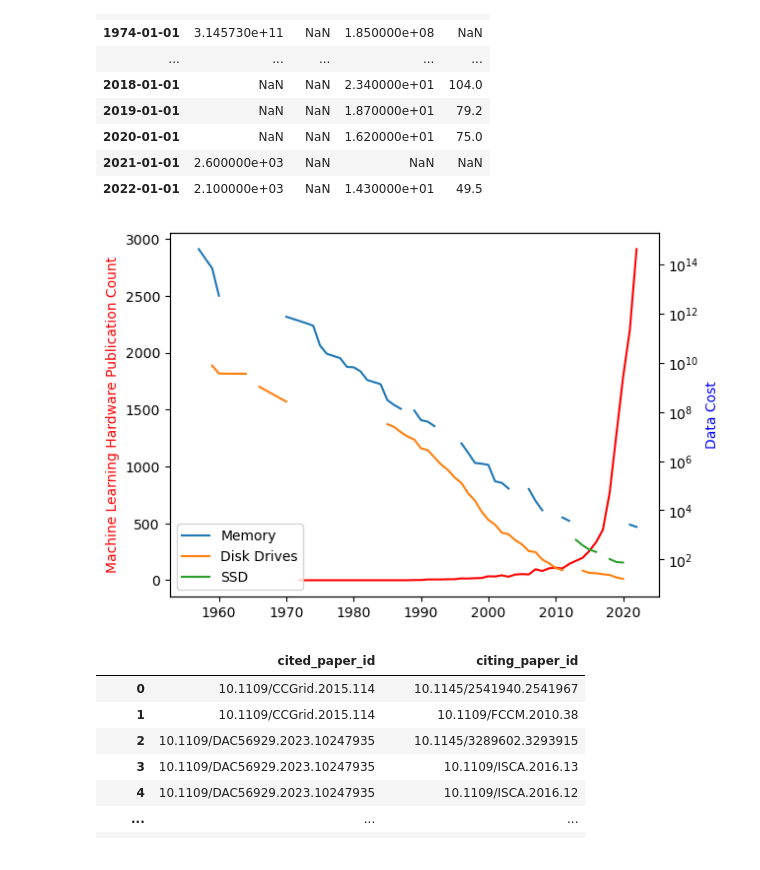
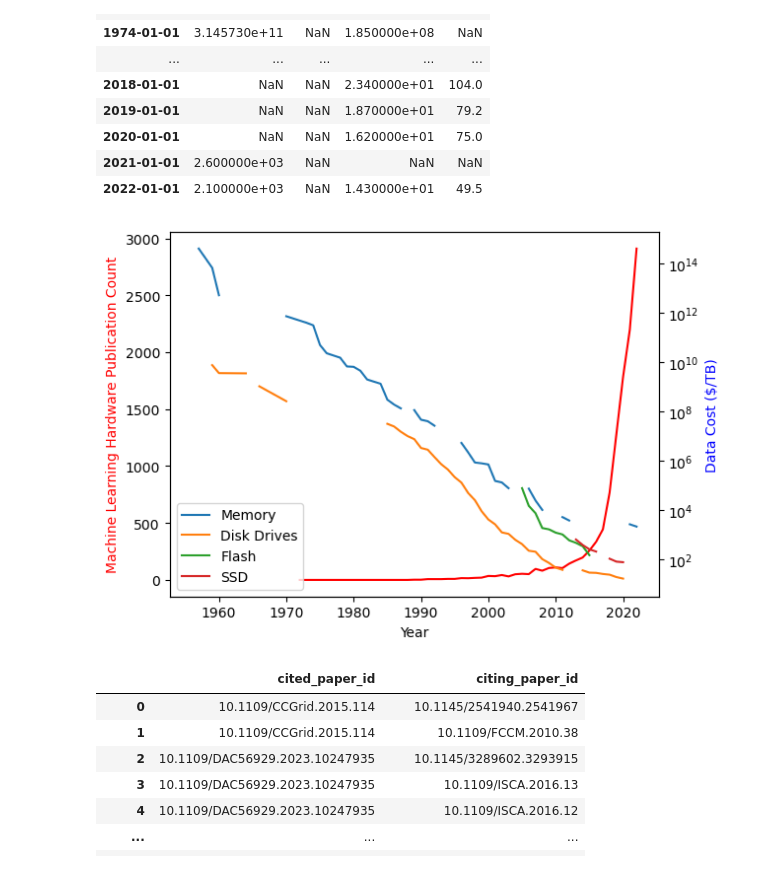
Before and after one commit to rreece15/Collaborative-Networks-In-Machine-Learning, a Jupyter notebook: Riherd_Chiu_project_code/model/wos/custom_class_updated2.ipynb, the cells around one changed output. Saved outputs shown, nothing was run; the diff lists cells and outputs as text; code cells hidden in the pictures.

```diff
--- a/Riherd_Chiu_project_code/model/wos/custom_class_updated2.ipynb
+++ b/Riherd_Chiu_project_code/model/wos/custom_class_updated2.ipynb
@@ -188,20 +192,22 @@ display(data_cost)
 # %%
 fig, ax1 = plt.subplots()
 ax1.plot(years,yr_counts,color='r')
 ax1.set_ylabel('Machine Learning Hardware Publication Count',color='r')
 ax2 = ax1.twinx()
 ax2.set_yscale("log")
 # ax2.scatter(years,compute['Training_compute_FLOP'],color='b')
-ax2.set_ylabel('Data Cost',color='b')
+ax2.set_ylabel('Data Cost ($/TB)',color='b')
 # ax2.scatter(compute['Publication_date'], compute['Training_compute_FLOP'], s=1)
 ax2.set_yscale("log")
 ax2.plot(data_cost.index,data_cost['memory'],label='Memory')
 ax2.plot(data_cost.index,data_cost['disk_drives'],label='Disk Drives')
+ax2.plot(data_cost.index,data_cost['flash'],label='Flash')
 ax2.plot(data_cost.index,data_cost['ssd'], label='SSD')
+ax1.set_xlabel('Year')
 ax2.legend(loc='lower left')
 plt.show()
 # %% [output]
-[figure, old version]
+[figure, new version]
 # %%
 edges = pd.read_csv('../../../data/updated_wos/wos.cites.csv')
 # edges = edges.drop('Unnamed: 0', axis=1)
```
Also changed, not shown: parts of 3 cells of this notebook.
